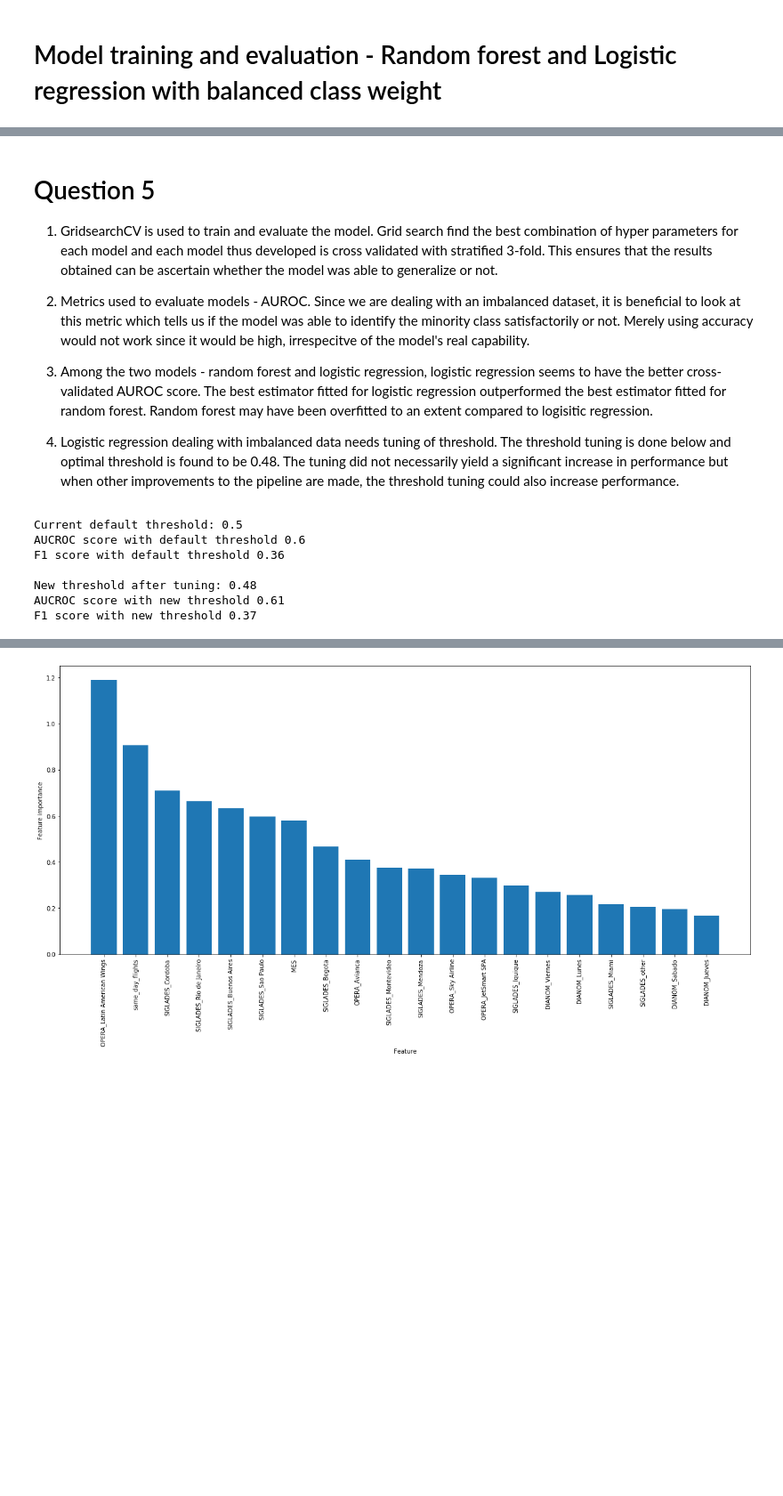
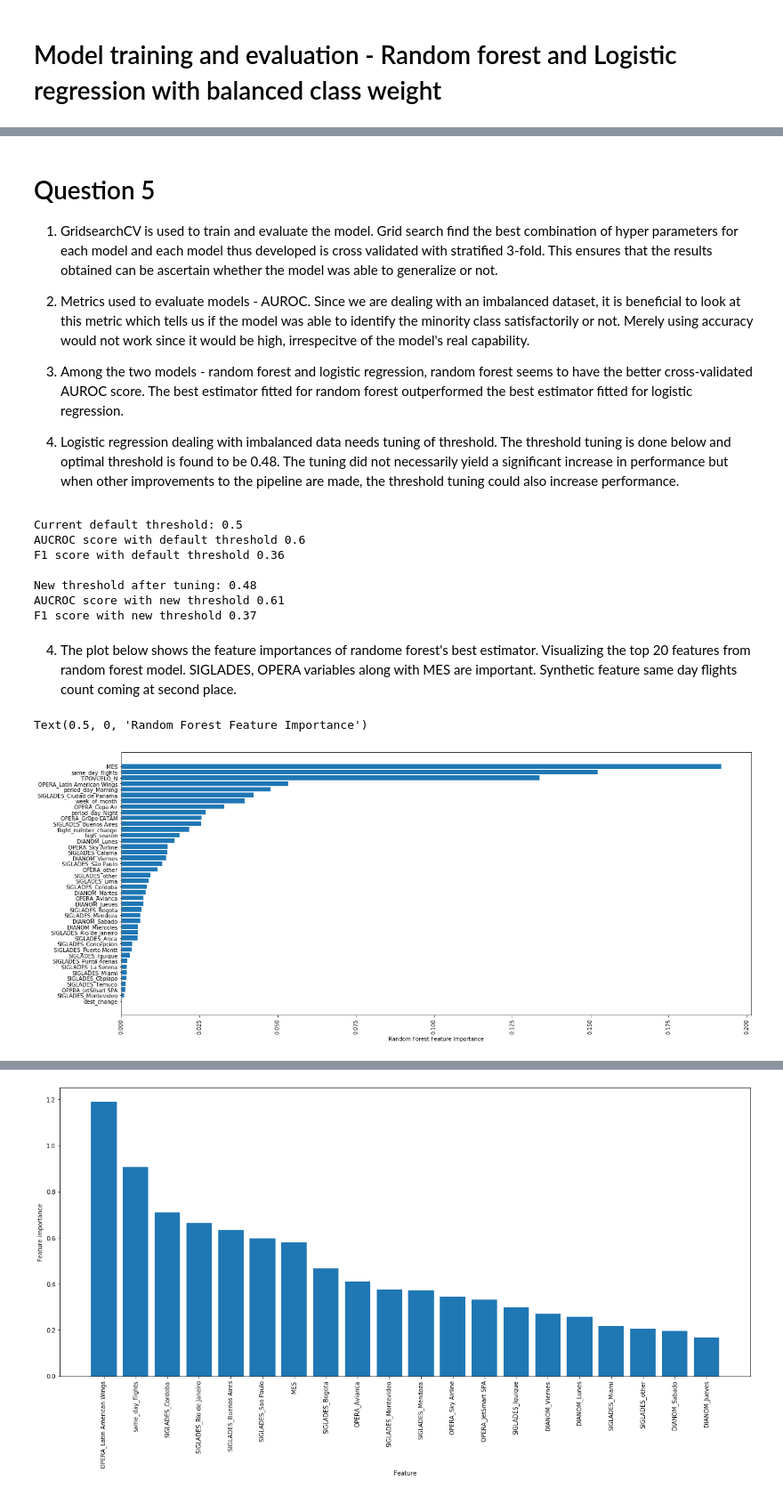
Before and after one commit to Geram4305/SCEL_flight_delay_prediction, a Jupyter notebook: solution.ipynb, the cells around one changed output, grey strips where cells are left out. Shown at 89% size. Saved outputs shown, nothing was run; the diff lists cells and outputs as text; code cells hidden in the pictures; blank space fills up the shorter version.

Commit message:
feat: added missing feat importance plot for random forest

```diff
--- a/solution.ipynb
+++ b/solution.ipynb
@@ -530,7 +535,7 @@ Best AUROC score obtained for log_regression is: 0.6433350133211829
 
 2. Metrics used to evaluate models - AUROC. Since we are dealing with an imbalanced dataset, it is beneficial to look at this metric which tells us if the model was able to identify the minority class satisfactorily or not. Merely using accuracy would not work since it would be high, irrespecitve of the model's real capability.
 
-3. Among the two models - random forest and logistic regression, logistic regression seems to have the better cross-validated AUROC score. The best estimator fitted for logistic regression outperformed the best estimator fitted for random forest. Random forest may have been overfitted to an extent compared to logisitic regression.
+3. Among the two models - random forest and logistic regression, random forest seems to have the better cross-validated AUROC score. The best estimator fitted for random forest outperformed the best estimator fitted for logistic regression.
 
 4. Logistic regression dealing with imbalanced data needs tuning of threshold. The threshold tuning is done below and optimal threshold is found to be 0.48. The tuning did not necessarily yield a significant increase in performance but when other improvements to the pipeline are made, the threshold tuning could also increase performance.
 # %%
@@ -553,4 +558,15 @@ F1 score with default threshold 0.36
 New threshold after tuning: 0.48
 AUCROC score with new threshold 0.61
 F1 score with new threshold 0.37
+# %% [markdown]
+4. The plot below shows the feature importances of randome forest's best estimator. Visualizing the top 20 features from random forest model. SIGLADES, OPERA variables along with MES are important. Synthetic feature same day flights count coming at second place.
+# %%
+sorted_idx = results['random_forest'].best_estimator_.feature_importances_.argsort()
+plt.figure(figsize=(21,9))
+plt.xticks(rotation=90)
+plt.barh(mlmodel.feat_cols[sorted_idx], results['random_forest'].best_estimator_.feature_importances_[sorted_idx])
+plt.xlabel("Random Forest Feature Importance")
+# %% [output]
+Text(0.5, 0, 'Random Forest Feature Importance')
+[figure, added]
 # %% [markdown]
```
Also changed, not shown: parts of 5 cells of this notebook.
